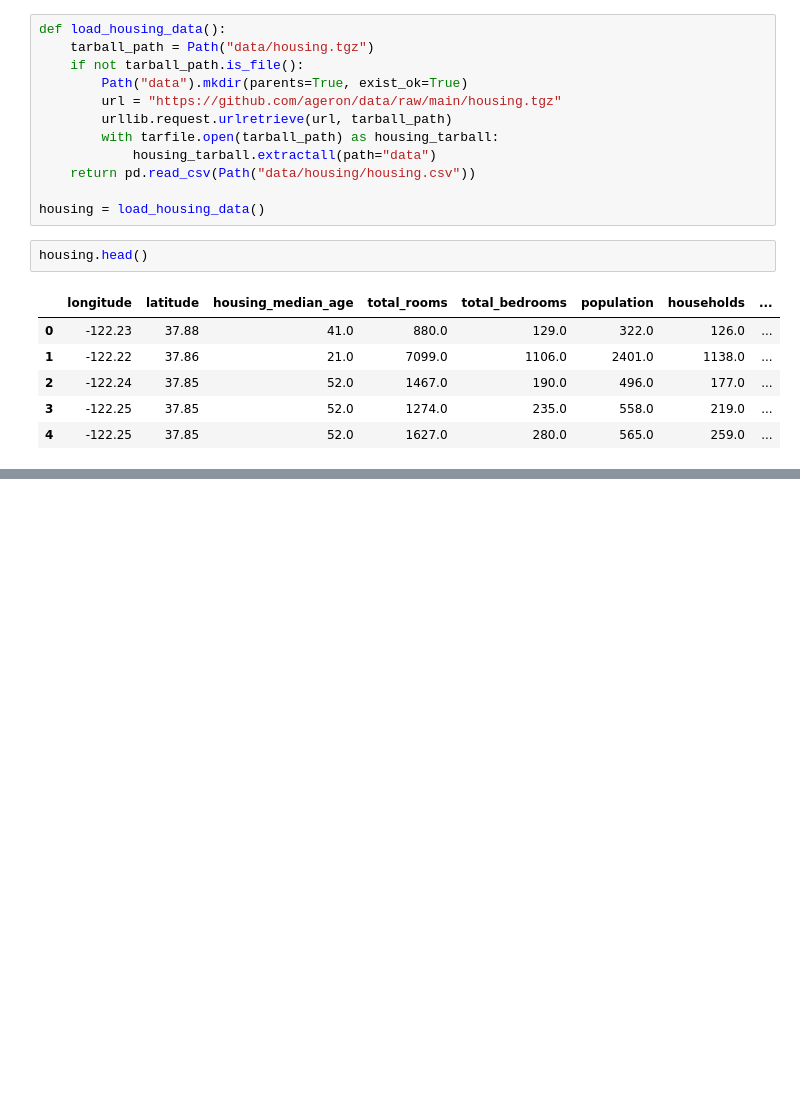
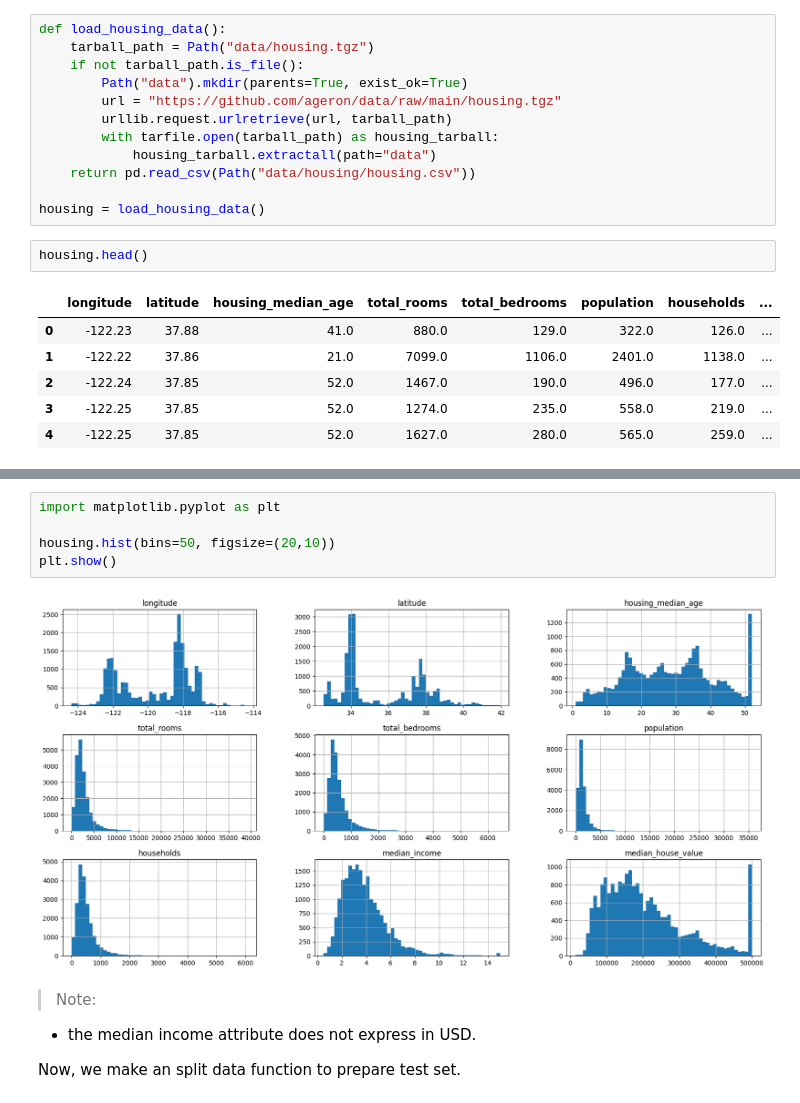
Before and after one commit to nminhquang380/housePricePrediction, a Jupyter notebook: notebook.ipynb, the cells around one changed output, grey strips where cells are left out. Drawn from its saved outputs; the diff is of its cells as text; blank space fills up the shorter version.

Commit message:
[ADD] complete Get data and Split Testset

```diff
--- a/notebook.ipynb
+++ b/notebook.ipynb
@@ -33,0 +84,12 @@ housing.head()
+# %%
+import matplotlib.pyplot as plt
+
+housing.hist(bins=50, figsize=(20,10))
+plt.show()
+# %% [output]
+[figure, added]
+# %% [markdown]
+> Note:
+- the median income attribute does not express in USD.
+
+Now, we make an split data function to prepare test set.
```
Also changed, not shown: parts of 12 cells of this notebook, 3 other files.
